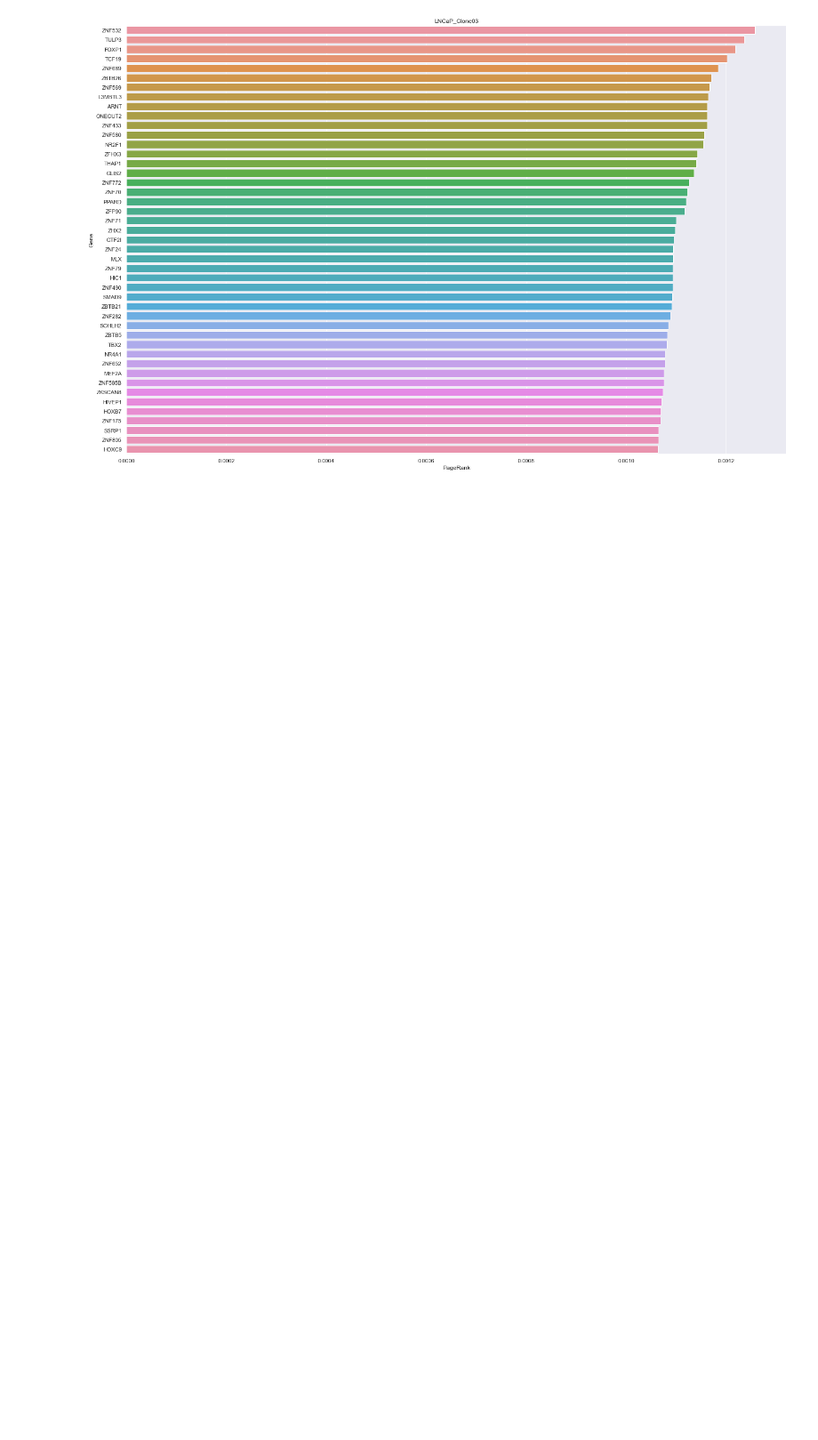
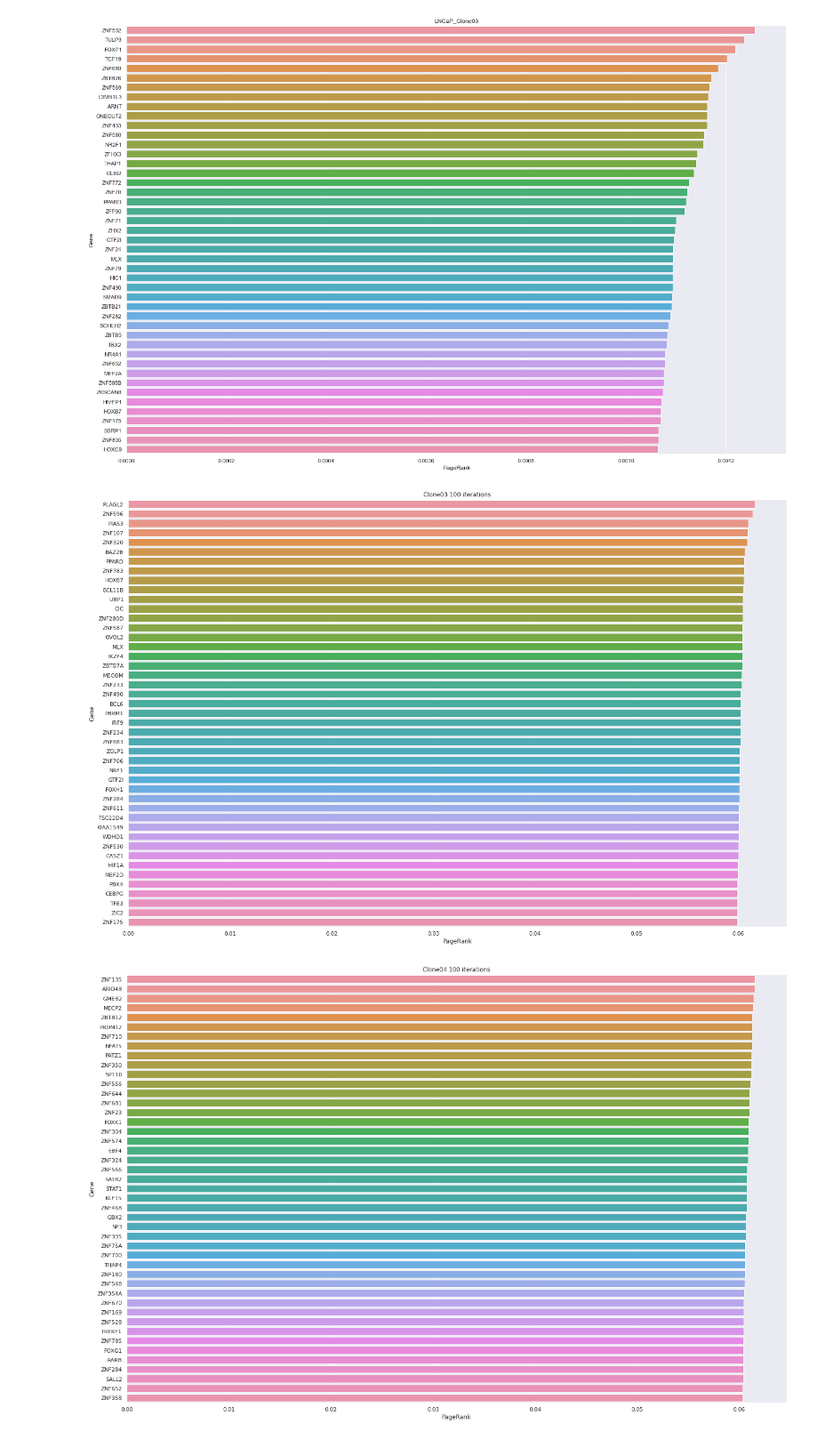
Before and after one commit to jvspruance/STAMPScreen, a Jupyter notebook: grn_centrality/grn_centrality.ipynb, the cells around one changed output. Shown at 89% size. Saved outputs shown, nothing was run; the diff lists cells and outputs as text; code cells hidden in the pictures; blank space fills up the shorter version.

Commit message:
Set up and ran STAMPScreen on the cluster-new data

```diff
--- a/grn_centrality/grn_centrality.ipynb
+++ b/grn_centrality/grn_centrality.ipynb
@@ -236,3 +236,23 @@ for i in range(len(prdf)):
 [figure]
 [figure]
 [figure]
+# %%
+# Visualize aggregate data
+wd = '/home/users/jvs15/MachineLearningProstate/STAMPScreen/grn_centrality'
+names = ['Clone03.csv', 'Clone04.csv', 'Clone07.csv', 'Clone10.csv', 'timeseries.csv']
+prdf_tot = [pd.read_csv(f'{wd}/aggregate_tfs_LNCaP_{i}') for i in names]
+
+for i in range(len(prdf_tot)):
+        sns.set(rc={'figure.figsize':(24,16)})
+        sns.barplot(
+            data=prdf_tot[i].sort_values('PageRank', ascending=False).head(45),
+            x='PageRank',
+            y='Gene'
+        ).set(title=f'{names[i][0:len(names[i])-4]} 100 iterations')
+        data=prdf_tot[i].sort_values('PageRank', ascending=False)
+        #Save ranked TFs
+        data.to_csv(f'aggregate_{names[i][0:len(names[i])-4]}_pageranked_tfs.csv')
+        plt.show()
+# %% [output]
+[figure, added]
+[figure, added]
```
Also changed, not shown: parts of 2 cells of this notebook, 15 other files.
